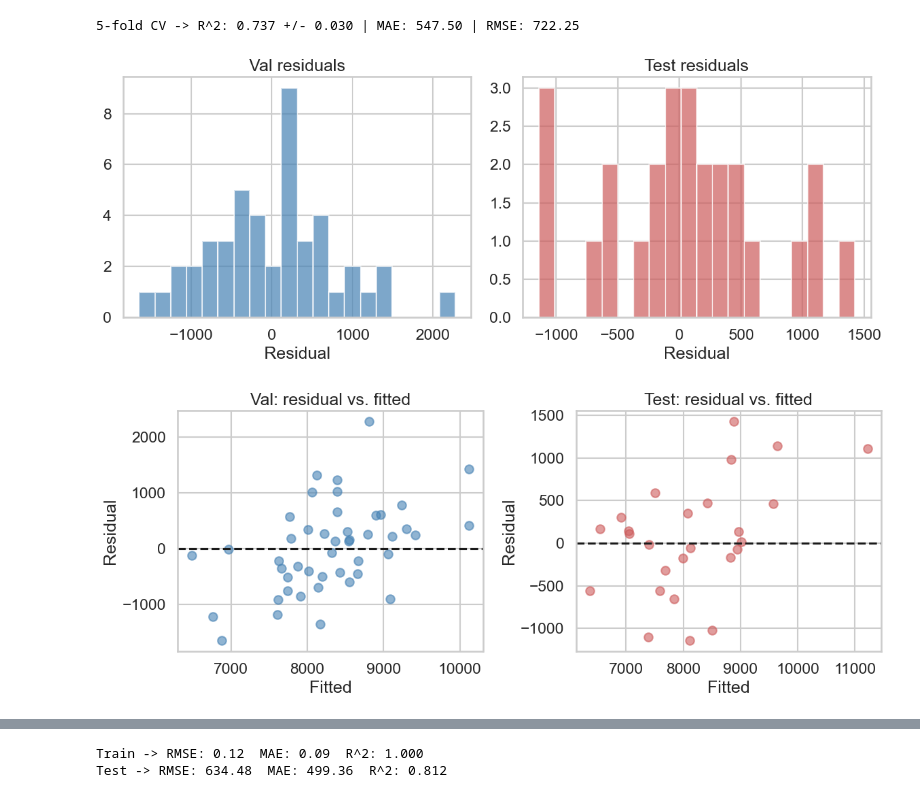
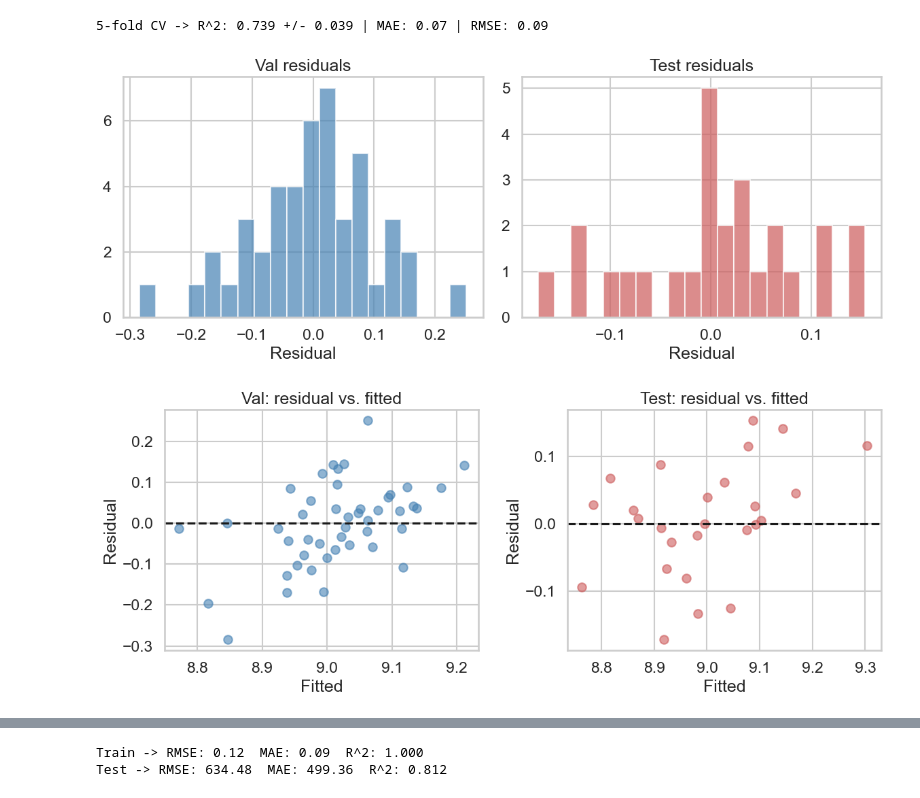
Before and after one commit to SaiShanmukEswarK/Project, a Jupyter notebook: ml_panel.ipynb, the cells around one changed output, grey strips where cells are left out. Saved outputs shown, nothing was run; the diff lists cells and outputs as text; code cells hidden in the pictures.

```diff
--- a/ml_panel.ipynb
+++ b/ml_panel.ipynb
@@ -121,7 +121,7 @@ Final panel shape: (255, 32)
 5 rows × 32 columns
 # %%
 
-# PART 2: Pooled RF model (per-capita target, shuffled split 70/20/10)
+# PART 2: Pooled RF model (per-capita target, log1p transform, shuffled split 70/20/10 + simple val-based tuning)
 
 # Verify target uniqueness per state-year
 leakage_counts = df_state_year.groupby(['STATE_NAME', 'YEAR'])['TOTAL_HEALTH_SPENDING'].nunique()
@@ -140,7 +140,7 @@ drop_from_X = {
 numeric_cols = [c for c in df_state_year.columns if c not in drop_from_X]
 
 X_full = df_state_year[categorical_cols + numeric_cols]
-y_full = df_state_year[target]
+y_full = np.log1p(df_state_year[target])  # log transform to reduce heteroskedasticity
 
 # 70/20/10 split
 X_tmp, X_test, y_tmp, y_test = train_test_split(
@@ -155,14 +155,17 @@ preprocess = ColumnTransformer([
     ('num', 'passthrough', numeric_cols),
 ])
 
-def eval_split(name, y_true, y_pred):
+def eval_split(name, y_true_log, y_pred_log):
+    # Invert log for reporting in original units
+    y_true = np.expm1(y_true_log)
+    y_pred = np.expm1(y_pred_log)
     rmse = root_mean_squared_error(y_true, y_pred)
     mae = mean_absolute_error(y_true, y_pred)
     r2 = r2_score(y_true, y_pred)
     print(f"{name} -> R^2: {r2:,.3f} | MAE: {mae:,.2f} | RMSE: {rmse:,.2f}")
     return r2, mae, rmse
 
-# Simple grid over a few RF hyperparameters, tuned on the validation set
+# Hyperparameter grid
 from itertools import product
 param_grid = {
     'n_estimators': [300, 500],
@@ -194,14 +197,14 @@ for n_est, depth, leaf in product(param_grid['n_estimators'], param_grid['max_de
 print('Best params (val RMSE):', best_params)
 print(f"Best val RMSE: {best_rmse:,.2f}")
 
-# Refit best model on train+val, evaluate on test only
+# Refit best model on train+val, evaluate on test
 X_trainval = pd.concat([X_train, X_val])
 y_trainval = pd.concat([y_train, y_val])
 best_pipe.fit(X_trainval, y_trainval)
 y_pred = best_pipe.predict(X_test)
 test_r2, test_mae, test_rmse = eval_split('Test (best model)', y_test, y_pred)
 
-# Use best_pipe for downstream steps
+# Use best_pipe and y_pred downstream
 pipe = best_pipe
 # %% [output]
 Target nunique per state-year:
@@ -238,41 +313,36 @@ mean_mae = (-cv_res['test_mae']).mean()
 mean_rmse = (-cv_res['test_rmse']).mean()
 print(f"5-fold CV -> R^2: {mean_r2:.3f} +/- {std_r2:.3f} | MAE: {mean_mae:,.2f} | RMSE: {mean_rmse:,.2f}")
 # %% [output]
-5-fold CV -> R^2: 0.737 +/- 0.030 | MAE: 547.50 | RMSE: 722.25
+5-fold CV -> R^2: 0.739 +/- 0.039 | MAE: 0.07 | RMSE: 0.09
 # %%
+# Residuals
+val_resid = y_val - val_pred
+test_resid = y_test - y_pred
+fig, axes = plt.subplots(1, 2, figsize=(12, 5))
+axes[0].hist(val_resid, bins=20, alpha=0.7, color='steelblue')
+axes[0].set_title('Val residuals')
+axes[0].set_xlabel('Residual')
+axes[1].hist(test_resid, bins=20, alpha=0.7, color='indianred')
+axes[1].set_title('Test residuals')
+axes[1].set_xlabel('Residual')
+plt.tight_layout()
+plt.show()
 
-# Residual analysis (val/test)
-if 'y_pred' not in globals() or 'y_test' not in globals() or 'val_pred' not in globals():
-    print('Need y_pred/y_test and val_pred/y_val from the tuned model; run the RF cell first.')
-else:
-    # Residuals
-    val_resid = y_val - val_pred
-    test_resid = y_test - y_pred
-    fig, axes = plt.subplots(1, 2, figsize=(12, 5))
-    axes[0].hist(val_resid, bins=20, alpha=0.7, color='steelblue')
-    axes[0].set_title('Val residuals')
-    axes[0].set_xlabel('Residual')
-    axes[1].hist(test_resid, bins=20, alpha=0.7, color='indianred')
-    axes[1].set_title('Test residuals')
-    axes[1].set_xlabel('Residual')
-    plt.tight_layout()
-    plt.show()
+# Residual vs. fitted
+fig, axes = plt.subplots(1, 2, figsize=(12, 5))
+axes[0].scatter(val_pred, val_resid, alpha=0.6, color='steelblue')
+axes[0].axhline(0, color='k', linestyle='--')
+axes[0].set_title('Val: residual vs. fitted')
+axes[0].set_xlabel('Fitted')
+axes[0].set_ylabel('Residual')
 
-    # Residual vs. fitted
-    fig, axes = plt.subplots(1, 2, figsize=(12, 5))
-    axes[0].scatter(val_pred, val_resid, alpha=0.6, color='steelblue')
-    axes[0].axhline(0, color='k', linestyle='--')
-    axes[0].set_title('Val: residual vs. fitted')
-    axes[0].set_xlabel('Fitted')
-    axes[0].set_ylabel('Residual')
-
-    axes[1].scatter(y_pred, test_resid, alpha=0.6, color='indianred')
-    axes[1].axhline(0, color='k', linestyle='--')
-    axes[1].set_title('Test: residual vs. fitted')
-    axes[1].set_xlabel('Fitted')
-    axes[1].set_ylabel('Residual')
-    plt.tight_layout()
-    plt.show()
+axes[1].scatter(y_pred, test_resid, alpha=0.6, color='indianred')
+axes[1].axhline(0, color='k', linestyle='--')
+axes[1].set_title('Test: residual vs. fitted')
+axes[1].set_xlabel('Fitted')
+axes[1].set_ylabel('Residual')
+plt.tight_layout()
+plt.show()
 # %% [output]
-[figure, old version]
+[figure, new version]
-[figure, old version]
+[figure, new version]
```
Also changed, not shown: parts of 9 cells of this notebook, 1 other file.
